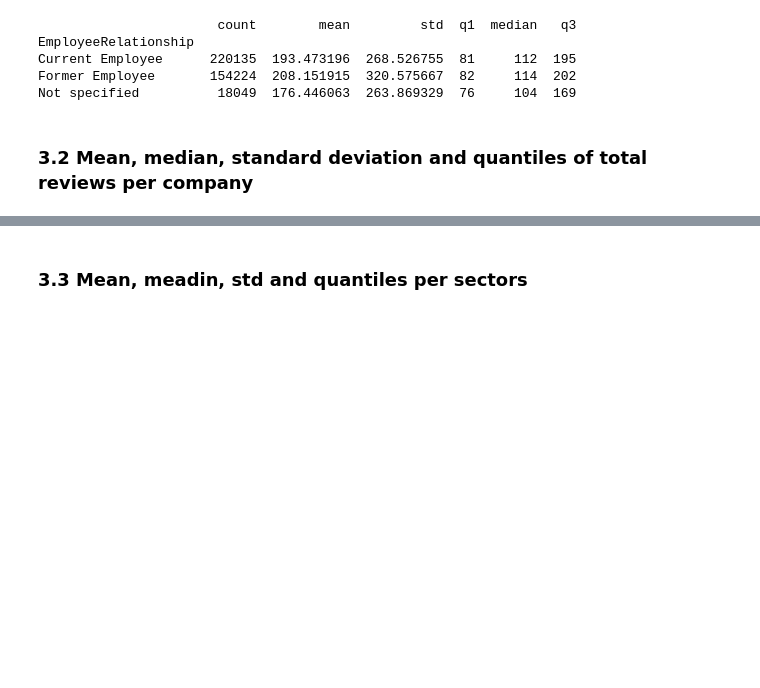
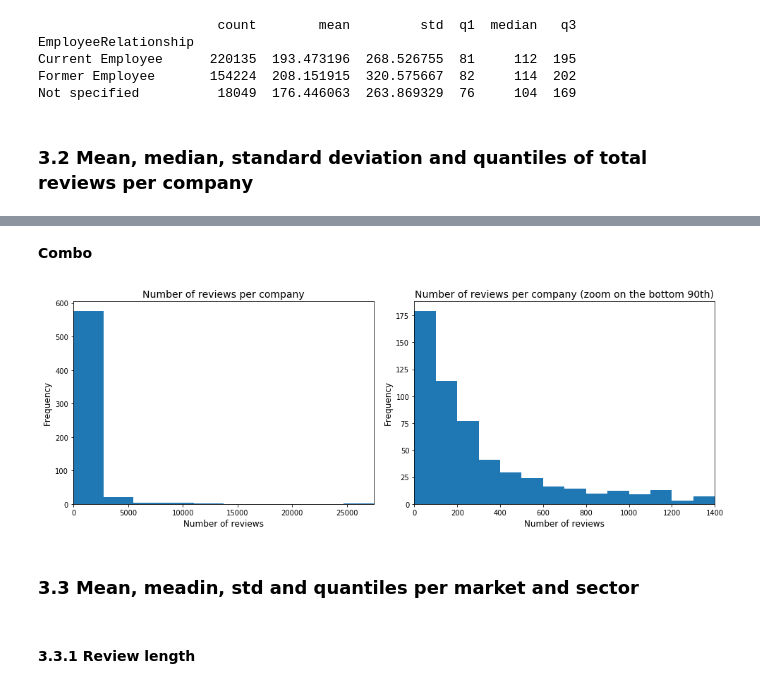
Before and after one commit to stancld/MSc-Project, a Jupyter notebook: Exploration/Summary Statistics.ipynb, the cells around one changed output, grey strips where cells are left out. Drawn from its saved outputs; the diff is of its cells as text; code cells hidden in the pictures; blank space fills up the shorter version.

```diff
--- a/Exploration/Summary Statistics.ipynb
+++ b/Exploration/Summary Statistics.ipynb
@@ -394,2 +488,45 @@ plt.tight_layout()
+# %% [markdown]
+**Combo**
+# %%
+# setup
+filepath = r'C:\Data\UCL\@MSc Project - Data and sources\Images\histogram01_combo.png'
+fig, (ax1, ax2) = plt.subplots(nrows=1, ncols=2, figsize=(14,5))
+
+# global
+ax1=(reviews_df
+ .groupby('Company')
+ .Rating
+ .count()
+ .hist(ax=ax1, grid=False)
+)
+
+ax1.set_xlabel('Number of reviews', fontsize=12)
+ax1.set_ylabel('Frequency', fontsize=12)
+ax1.set_title('Number of reviews per company', fontsize=14)
+ax1.set_xlim((0,companies_filtered_df.TotalReviews.max()))
+
+# zoom
+bins = list(range(0, 1500, 100))
+bins.append(companies_filtered_df.TotalReviews.max())
+
+ax2=(reviews_df
+ .groupby('Company')
+ .Rating
+ .count()
+ .hist(ax=ax2, bins=bins,grid=False)
+)
+
+ax2.set_xlabel('Number of reviews', fontsize=12)
+ax2.set_ylabel('Frequency', fontsize=12)
+ax2.set_title('Number of reviews per company (zoom on the bottom 90th)', fontsize=14)
+ax2.set_xlim((0, 1400))
+
+# tight_layout and save
+plt.tight_layout()
+plt.savefig(fname=filepath, dpi=300)
+# %% [output]
+[figure, added]
 # %% [markdown]
-### 3.3 Mean, meadin, std and quantiles per sectors
+### 3.3 Mean, meadin, std and quantiles per market and sector
+# %% [markdown]
+#### 3.3.1 Review length
```
Also changed, not shown: parts of 28 cells of this notebook, 4 other files.
